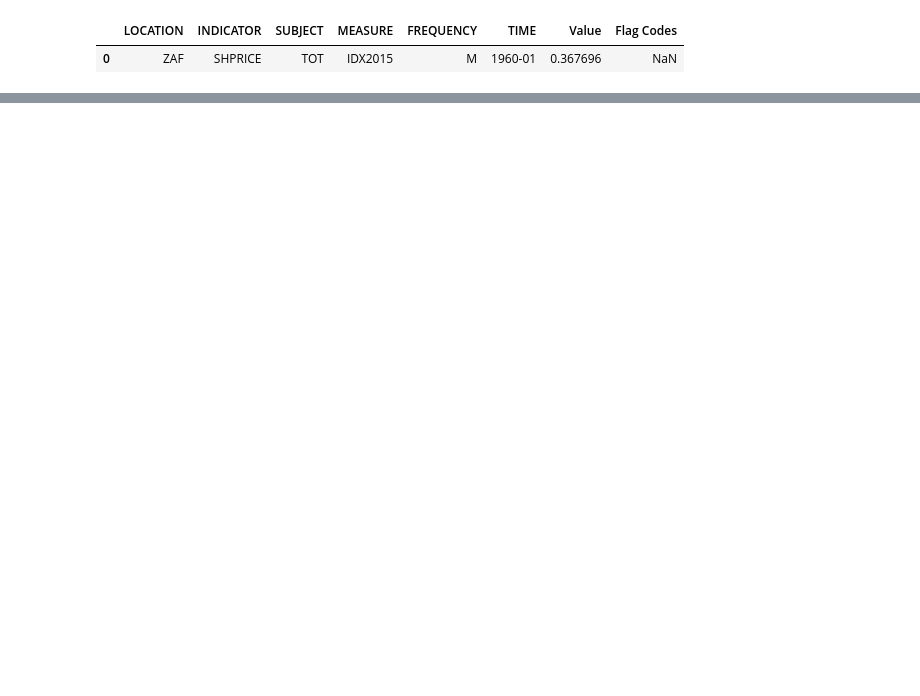
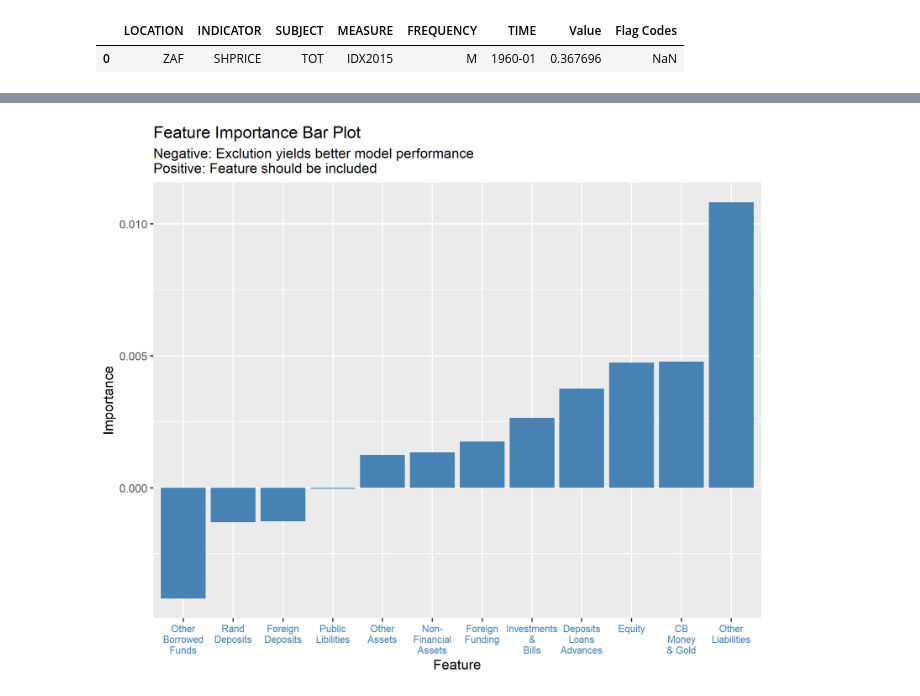
Before and after one commit to Jacques-rs/DS_PROJ, a Jupyter notebook: DS_PROJ_py.ipynb, the cells around one changed output, grey strips where cells are left out. Cells and saved outputs as stored; diff of their text form; code cells hidden in the pictures; blank space fills up the shorter version.

```diff
--- a/DS_PROJ_py.ipynb
+++ b/DS_PROJ_py.ipynb
@@ -1203,0 +1029,4 @@ version of a model and end up with a false positive.
+# %%
+Image("./figures/Feature_imp_plot.png", width=700, height=700)
+# %% [output]
+[figure, added]
```
Also changed, not shown: parts of 116 cells of this notebook.
